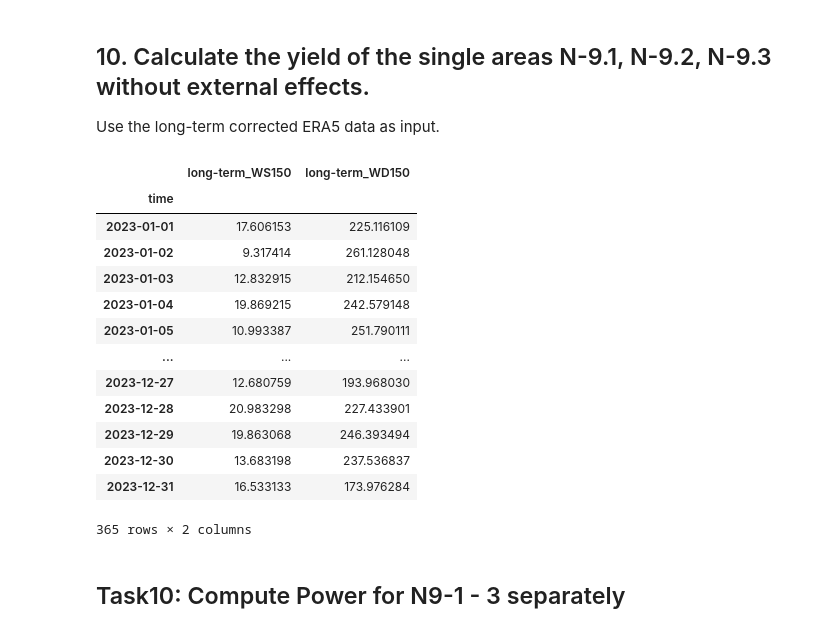
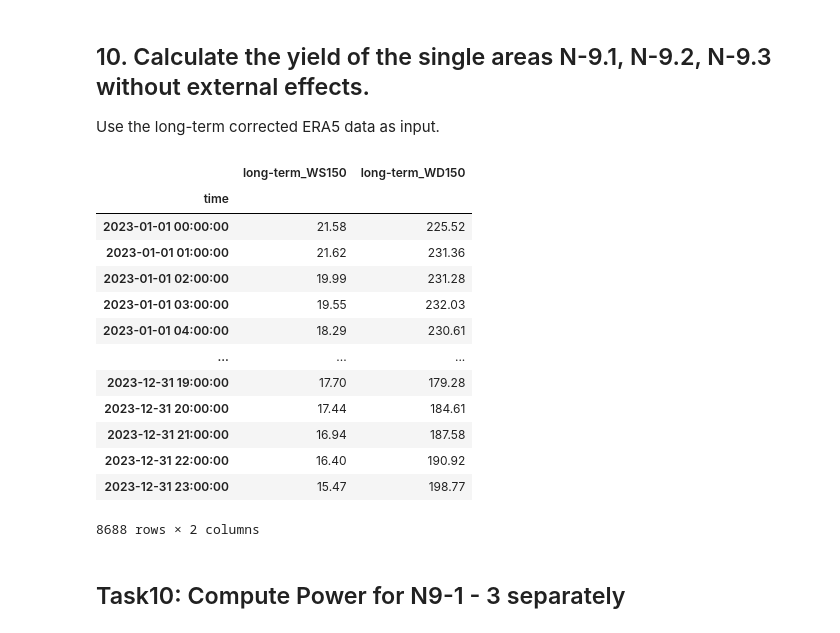
Before and after one commit to boujuan/StudentProject-Yield-Predictions-Offshore, a Jupyter notebook: 08_task10_yield_singlefram.ipynb, the cells around one changed output. Drawn from its saved outputs; the diff is of its cells as text; code cells hidden in the pictures.

```diff
--- a/08_task10_yield_singlefram.ipynb
+++ b/08_task10_yield_singlefram.ipynb
@@ -26,24 +28,25 @@ def read_csv(path):
 # %%
 data = pd.read_csv('LT_corrected_buoy6.csv', index_col=0)
 data.index = pd.to_datetime(data.index)
+
 data_2023 = data[data.index.year == 2023]
-data_2023 = data_2023.resample('D').mean()
+
 data_2023
 # %% [output]
 |  | long-term_WS150 | long-term_WD150 |
 | time |  |  |
-| 2023-01-01 | 17.606153 | 225.116109 |
-| 2023-01-02 | 9.317414 | 261.128048 |
-| 2023-01-03 | 12.832915 | 212.154650 |
-| 2023-01-04 | 19.869215 | 242.579148 |
-| 2023-01-05 | 10.993387 | 251.790111 |
+| 2023-01-01 00:00:00 | 21.58 | 225.52 |
+| 2023-01-01 01:00:00 | 21.62 | 231.36 |
+| 2023-01-01 02:00:00 | 19.99 | 231.28 |
+| 2023-01-01 03:00:00 | 19.55 | 232.03 |
+| 2023-01-01 04:00:00 | 18.29 | 230.61 |
 | ... | ... | ... |
-| 2023-12-27 | 12.680759 | 193.968030 |
-| 2023-12-28 | 20.983298 | 227.433901 |
-| 2023-12-29 | 19.863068 | 246.393494 |
-| 2023-12-30 | 13.683198 | 237.536837 |
-| 2023-12-31 | 16.533133 | 173.976284 |
+| 2023-12-31 19:00:00 | 17.70 | 179.28 |
+| 2023-12-31 20:00:00 | 17.44 | 184.61 |
+| 2023-12-31 21:00:00 | 16.94 | 187.58 |
+| 2023-12-31 22:00:00 | 16.40 | 190.92 |
+| 2023-12-31 23:00:00 | 15.47 | 198.77 |
-365 rows × 2 columns
+8688 rows × 2 columns
 # %% [markdown]
 ## Task10: Compute Power for N9-1 - 3 separately
 # %%
```
Also changed, not shown: parts of 7 cells of this notebook, 5 other files.
